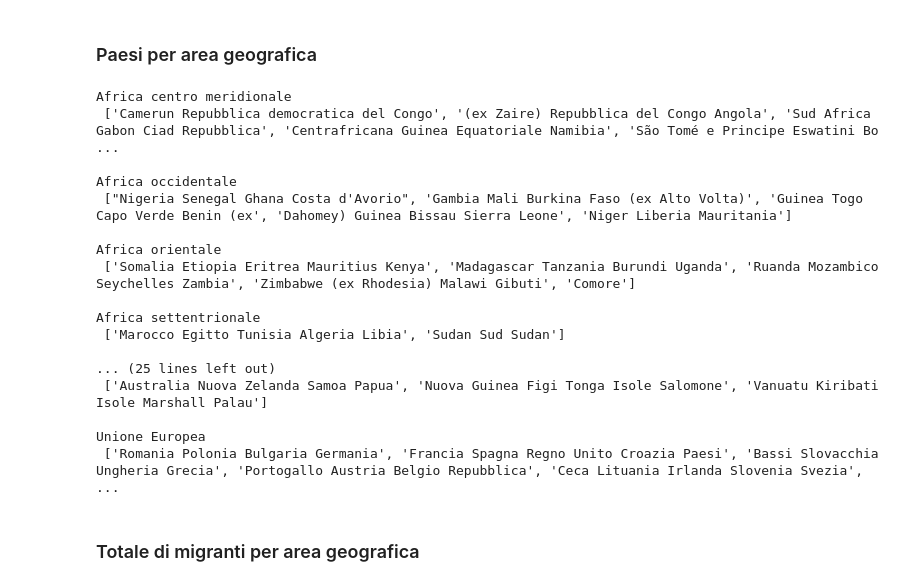
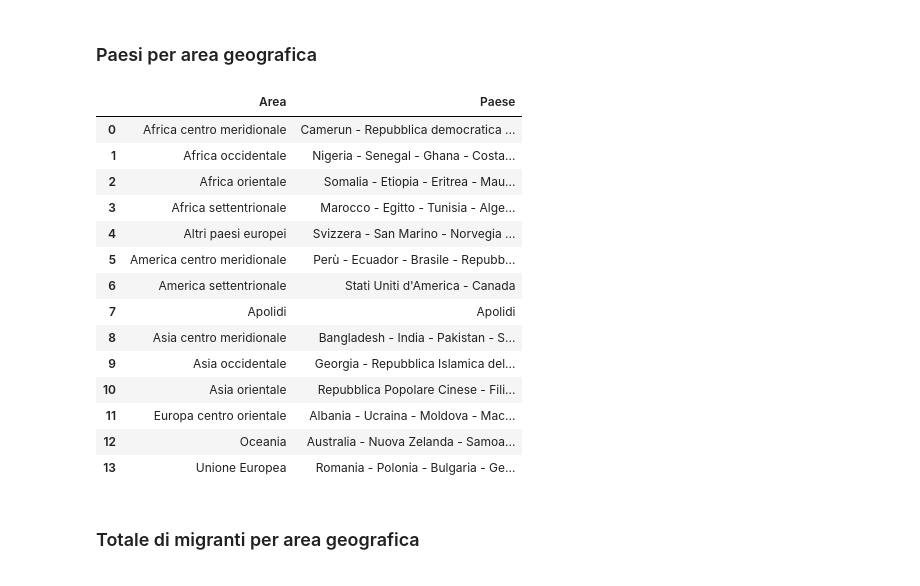
Before and after one commit to nfmmendes/stranieri-in-italia, a Jupyter notebook: Stranieri in italia.ipynb, the cells around one changed output. Cells and saved outputs as stored; diff of their text form; code cells hidden in the pictures.

```diff
--- a/Stranieri in italia.ipynb
+++ b/Stranieri in italia.ipynb
@@ -14,6 +14,7 @@ df = df.map(lambda x: x.strip() if isinstance(x, str) else x)
 Change pandas settings to print all rows in the data frame.
 # %%
 pd.set_option('display.max_rows', df.shape[0]+1)
+pd.set_option('display.max_colwidth', None)
 # %% [markdown]
 Original dataframe
 # %%
@@ -71,28 +72,24 @@ plt.show()
 # %% [markdown]
 <h3> Paesi per area geografica </h3>
 # %%
-df_areas = df[['Area', 'Paese']].groupby('Area')['Paese'].apply(lambda x: ' '.join(x)).reset_index()
-
-for r in df_areas.index:
-   print(df_areas.loc[r]['Area'], '\n', textwrap.wrap(df_areas.loc[r]['Paese'], 40), '\n')
+df_areas = df[['Area', 'Paese']].groupby('Area').agg(lambda x: ' - '.join(x)).reset_index()
+display(df_areas)
 # %% [output]
-Africa centro meridionale
- ['Camerun Repubblica democratica del Congo', '(ex Zaire) Repubblica del Congo Angola', 'Sud Africa Gabon Ciad Repubblica', 'Centrafricana Guinea Equatoriale Namibia', 'São Tomé e Principe Eswatini Bo ...
-
-Africa occidentale
- ["Nigeria Senegal Ghana Costa d'Avorio", 'Gambia Mali Burkina Faso (ex Alto Volta)', 'Guinea Togo Capo Verde Benin (ex', 'Dahomey) Guinea Bissau Sierra Leone', 'Niger Liberia Mauritania']
-
-Africa orientale
- ['Somalia Etiopia Eritrea Mauritius Kenya', 'Madagascar Tanzania Burundi Uganda', 'Ruanda Mozambico Seychelles Zambia', 'Zimbabwe (ex Rhodesia) Malawi Gibuti', 'Comore']
-
-Africa settentrionale
- ['Marocco Egitto Tunisia Algeria Libia', 'Sudan Sud Sudan']
-
-... (25 lines left out)
- ['Australia Nuova Zelanda Samoa Papua', 'Nuova Guinea Figi Tonga Isole Salomone', 'Vanuatu Kiribati Isole Marshall Palau']
-
-Unione Europea
- ['Romania Polonia Bulgaria Germania', 'Francia Spagna Regno Unito Croazia Paesi', 'Bassi Slovacchia Ungheria Grecia', 'Portogallo Austria Belgio Repubblica', 'Ceca Lituania Irlanda Slovenia Svezia',  ...
+|  | Area | Paese |
+| 0 | Africa centro meridionale | Camerun - Repubblica democratica ... |
+| 1 | Africa occidentale | Nigeria - Senegal - Ghana - Costa... |
+| 2 | Africa orientale | Somalia - Etiopia - Eritrea - Mau... |
+| 3 | Africa settentrionale | Marocco - Egitto - Tunisia - Alge... |
+| 4 | Altri paesi europei | Svizzera - San Marino - Norvegia ... |
+| 5 | America centro meridionale | Perù - Ecuador - Brasile - Repubb... |
+| 6 | America settentrionale | Stati Uniti d'America - Canada |
+| 7 | Apolidi | Apolidi |
+| 8 | Asia centro meridionale | Bangladesh - India - Pakistan - S... |
+| 9 | Asia occidentale | Georgia - Repubblica Islamica del... |
+| 10 | Asia orientale | Repubblica Popolare Cinese - Fili... |
+| 11 | Europa centro orientale | Albania - Ucraina - Moldova - Mac... |
+| 12 | Oceania | Australia - Nuova Zelanda - Samoa... |
+| 13 | Unione Europea | Romania - Polonia - Bulgaria - Ge... |
 # %% [markdown]
 <h3> Totale di migranti per area geografica </h3>
 # %%
```
